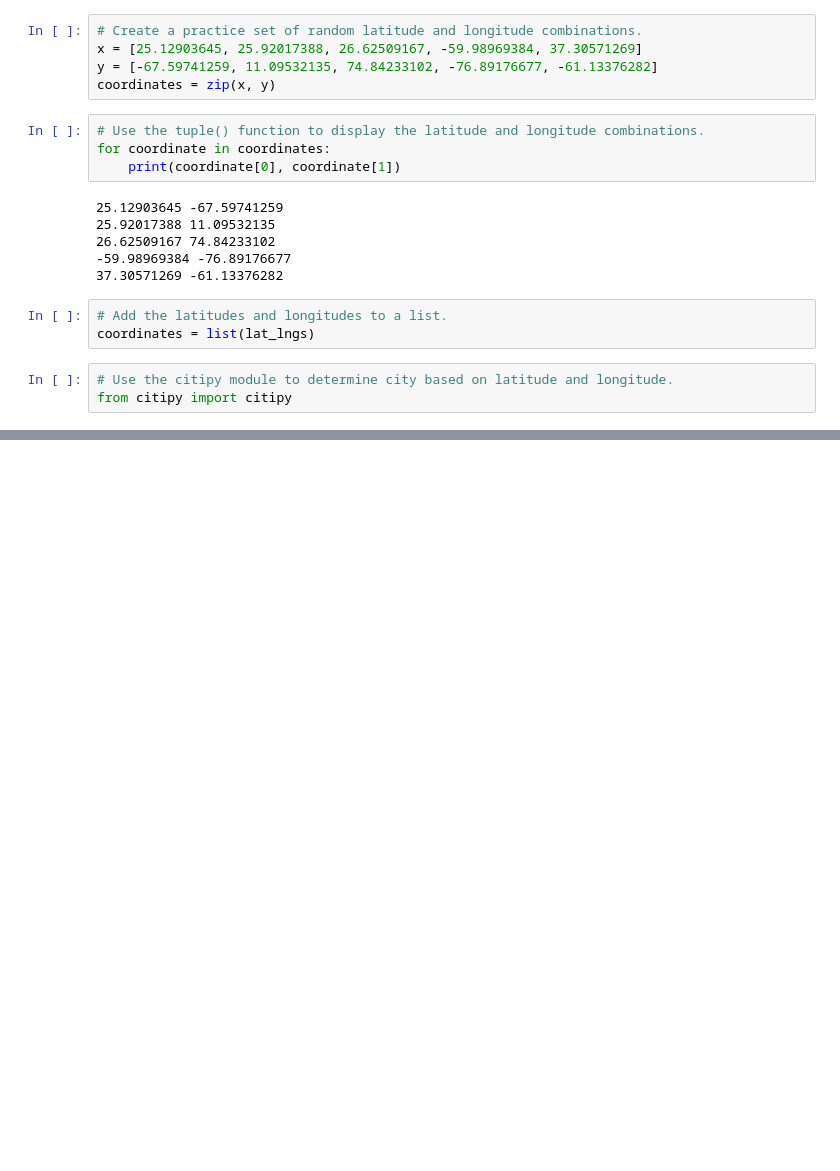
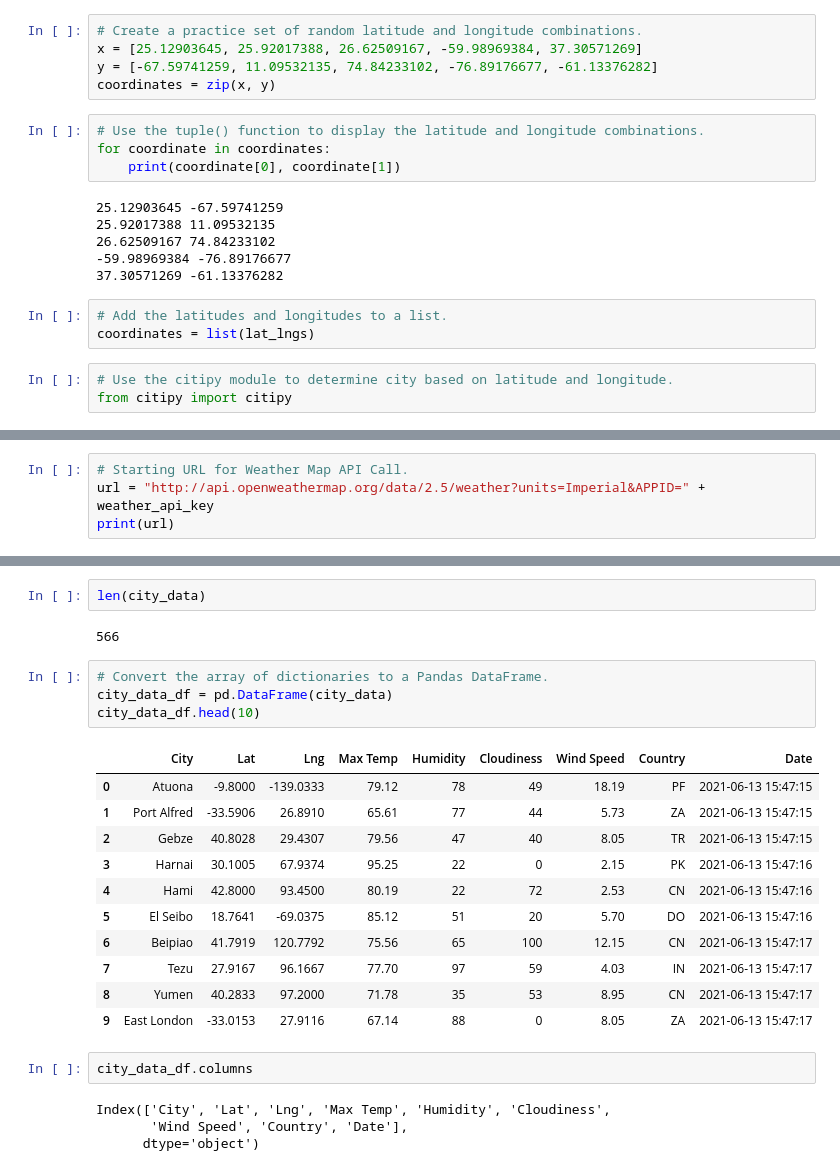
Before and after one commit to sdunderhill/World_Weather_Analysis, a Jupyter notebook: WeatherPy.ipynb, the cells around one changed output, grey strips where cells are left out. Cells and saved outputs as stored; diff of their text form; blank space fills up the shorter version.

```diff
--- a/WeatherPy.ipynb
+++ b/WeatherPy.ipynb
@@ -71,0 +78,4 @@ len(cities)
+# %%
+# Starting URL for Weather Map API Call.
+url = "http://api.openweathermap.org/data/2.5/weather?units=Imperial&APPID=" + weather_api_key
+print(url)
@@ -71,0 +165,26 @@ len(cities)
+# %%
+len(city_data)
+# %% [output]
+566
+# %%
+# Convert the array of dictionaries to a Pandas DataFrame.
+city_data_df = pd.DataFrame(city_data)
+city_data_df.head(10)
+# %% [output]
+|  | City | Lat | Lng | Max Temp | Humidity | Cloudiness | Wind Speed | Country | Date |
+| 0 | Atuona | -9.8000 | -139.0333 | 79.12 | 78 | 49 | 18.19 | PF | 2021-06-13 15:47:15 |
+| 1 | Port Alfred | -33.5906 | 26.8910 | 65.61 | 77 | 44 | 5.73 | ZA | 2021-06-13 15:47:15 |
+| 2 | Gebze | 40.8028 | 29.4307 | 79.56 | 47 | 40 | 8.05 | TR | 2021-06-13 15:47:15 |
+| 3 | Harnai | 30.1005 | 67.9374 | 95.25 | 22 | 0 | 2.15 | PK | 2021-06-13 15:47:16 |
+| 4 | Hami | 42.8000 | 93.4500 | 80.19 | 22 | 72 | 2.53 | CN | 2021-06-13 15:47:16 |
+| 5 | El Seibo | 18.7641 | -69.0375 | 85.12 | 51 | 20 | 5.70 | DO | 2021-06-13 15:47:16 |
+| 6 | Beipiao | 41.7919 | 120.7792 | 75.56 | 65 | 100 | 12.15 | CN | 2021-06-13 15:47:17 |
+| 7 | Tezu | 27.9167 | 96.1667 | 77.70 | 97 | 59 | 4.03 | IN | 2021-06-13 15:47:17 |
+| 8 | Yumen | 40.2833 | 97.2000 | 71.78 | 35 | 53 | 8.95 | CN | 2021-06-13 15:47:17 |
+| 9 | East London | -33.0153 | 27.9116 | 67.14 | 88 | 0 | 8.05 | ZA | 2021-06-13 15:47:17 |
+# %%
+city_data_df.columns
+# %% [output]
+Index(['City', 'Lat', 'Lng', 'Max Temp', 'Humidity', 'Cloudiness',
+       'Wind Speed', 'Country', 'Date'],
+      dtype='object')
```
Also changed, not shown: parts of 8 cells of this notebook.
